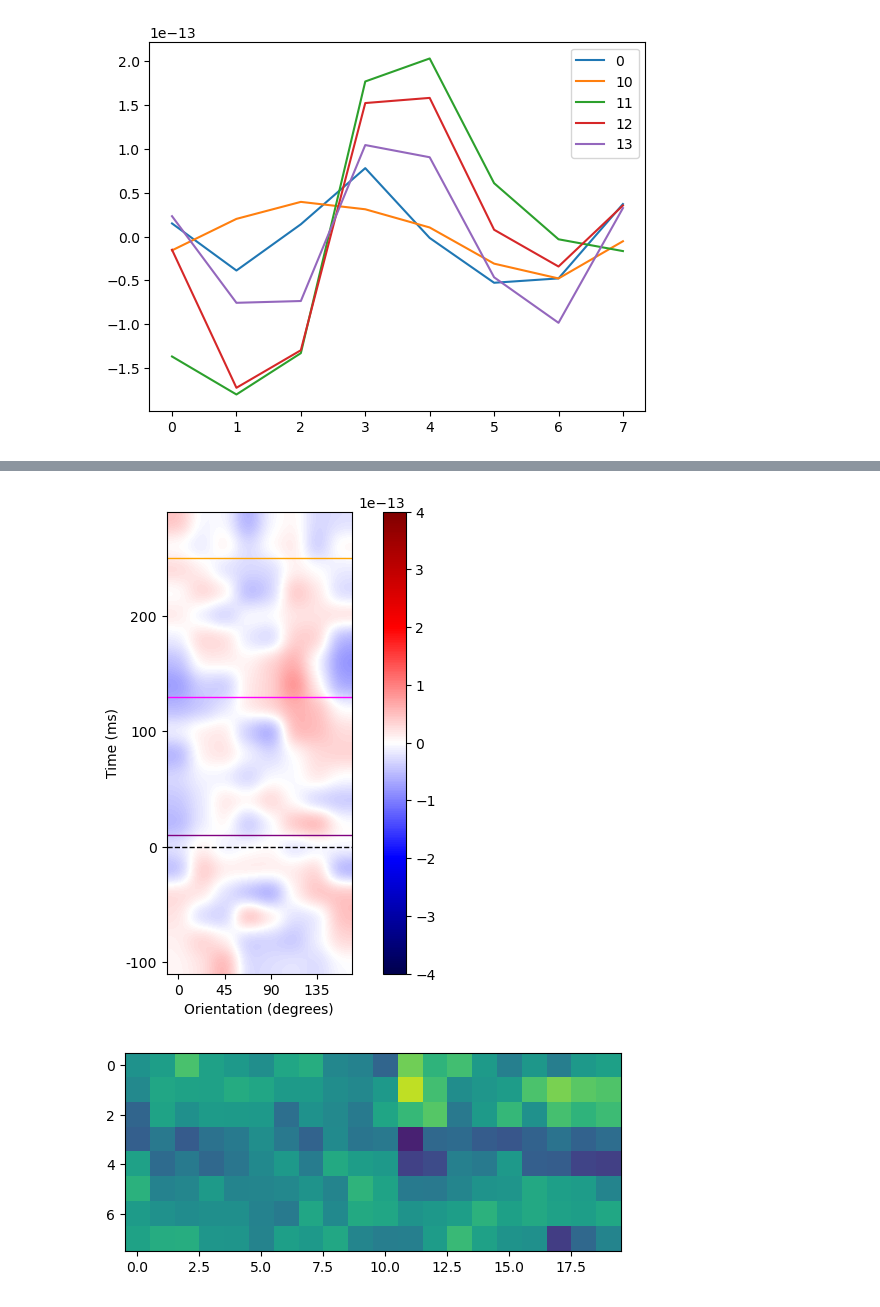
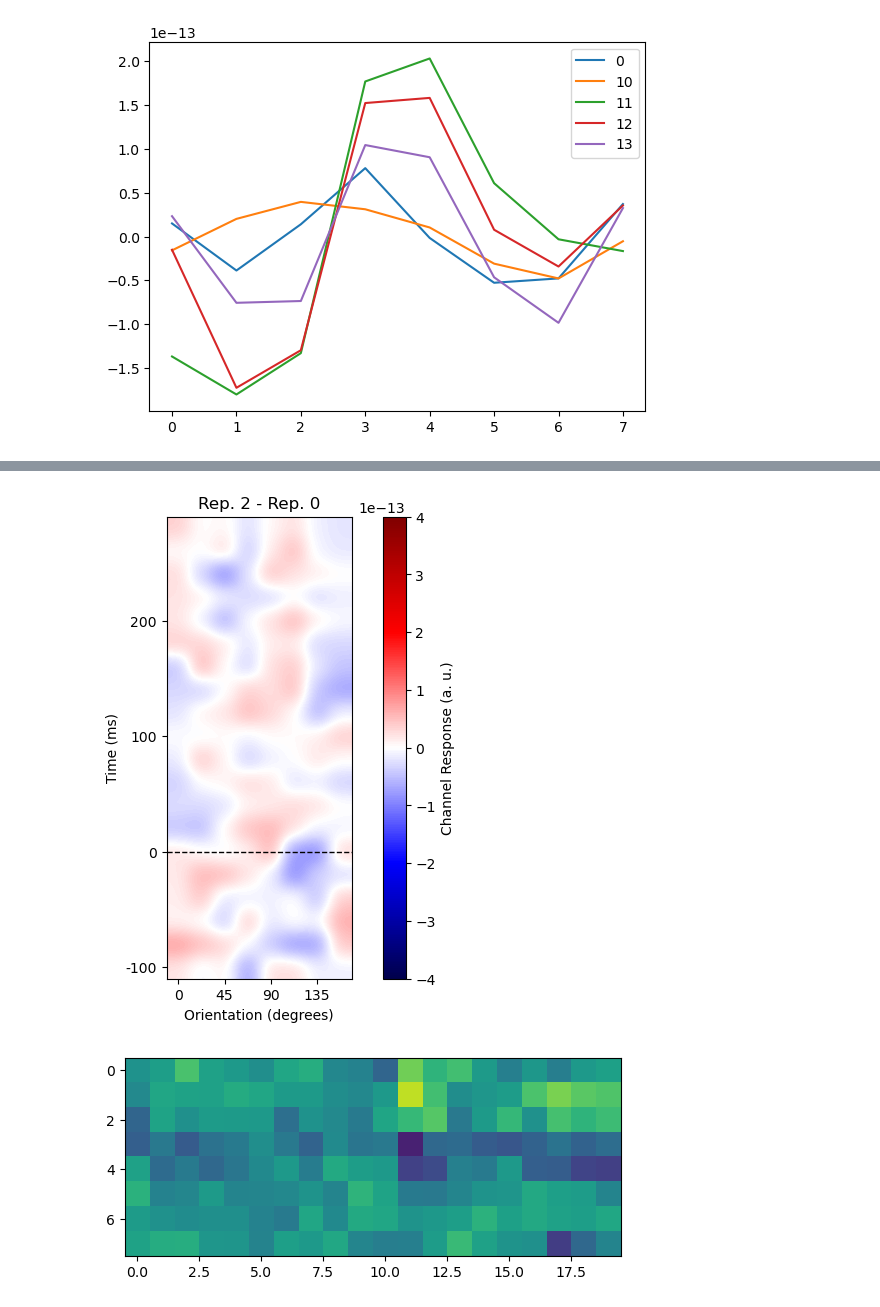
Before and after one commit to unthrived/master-thesis, a Jupyter notebook: 3_fe_nrep_final_stim.ipynb, the cells around one changed output, grey strips where cells are left out. Drawn from its saved outputs; the diff is of its cells as text; code cells hidden in the pictures.

```diff
--- a/3_fe_nrep_final_stim.ipynb
+++ b/3_fe_nrep_final_stim.ipynb
@@ -369,28 +399,29 @@ import seaborn as sns
 # %%
 
 max_abs = 4e-13
 fig, ax = plt.subplots(figsize=(8, 6))
-im = ax.imshow((Xhat_centeredmean_rep_1-Xhat_centeredmean_rep_0).T, vmin=-max_abs, vmax=max_abs, origin='lower', cmap='seismic', interpolation='gaussian')
+im = ax.imshow((Xhat_centeredmean_rep_2-Xhat_centeredmean_rep_0).T, vmin=-max_abs, vmax=max_abs, origin='lower', cmap='seismic', interpolation='gaussian')
 ax.set_yticks(range(len(time_labels)), time_labels)
 ax.set_yticks(ax.get_yticks()[::5])
 ax.set_ylabel('Time (ms)')
 ax.set_xlabel('Orientation (degrees)')
 x_labels = x_labels.astype(int)
 ax.set_xticks(range(len(x_labels)), x_labels)
 ax.set_xticks(ax.get_xticks()[::2])
 ax.axhline(y=5, color='black', linestyle='--', linewidth=1)
 # add horitzontal lines with sns.lineplot with colors
 
 # sns.lineplot()
-ax.axhline(y=5.5, color='purple', linewidth=1)
-ax.axhline(y=11.5, color='magenta', linewidth=1)
-ax.axhline(y=17.5, color='orange', linewidth=1)
+# ax.axhline(y=5.5, color='purple', linewidth=1)
+# ax.axhline(y=11.5, color='magenta', linewidth=1)
+# ax.axhline(y=17.5, color='orange', linewidth=1)
 
+ax.set_title('Rep. 2 - Rep. 0')
 cbar = fig.colorbar(im, ax=ax)
-# plt.tight_layout()
+cbar.set_label('Channel Response (a. u.)')
 plt.show()
 # %% [output]
-[figure, old version]
+[figure, new version]
 # %%
 im = plt.imshow(Xhat_centeredmean_deci0, vmin=-max_abs, vmax=max_abs)
 # %% [output]
```
Also changed, not shown: parts of 6 cells of this notebook, 7 other files.
